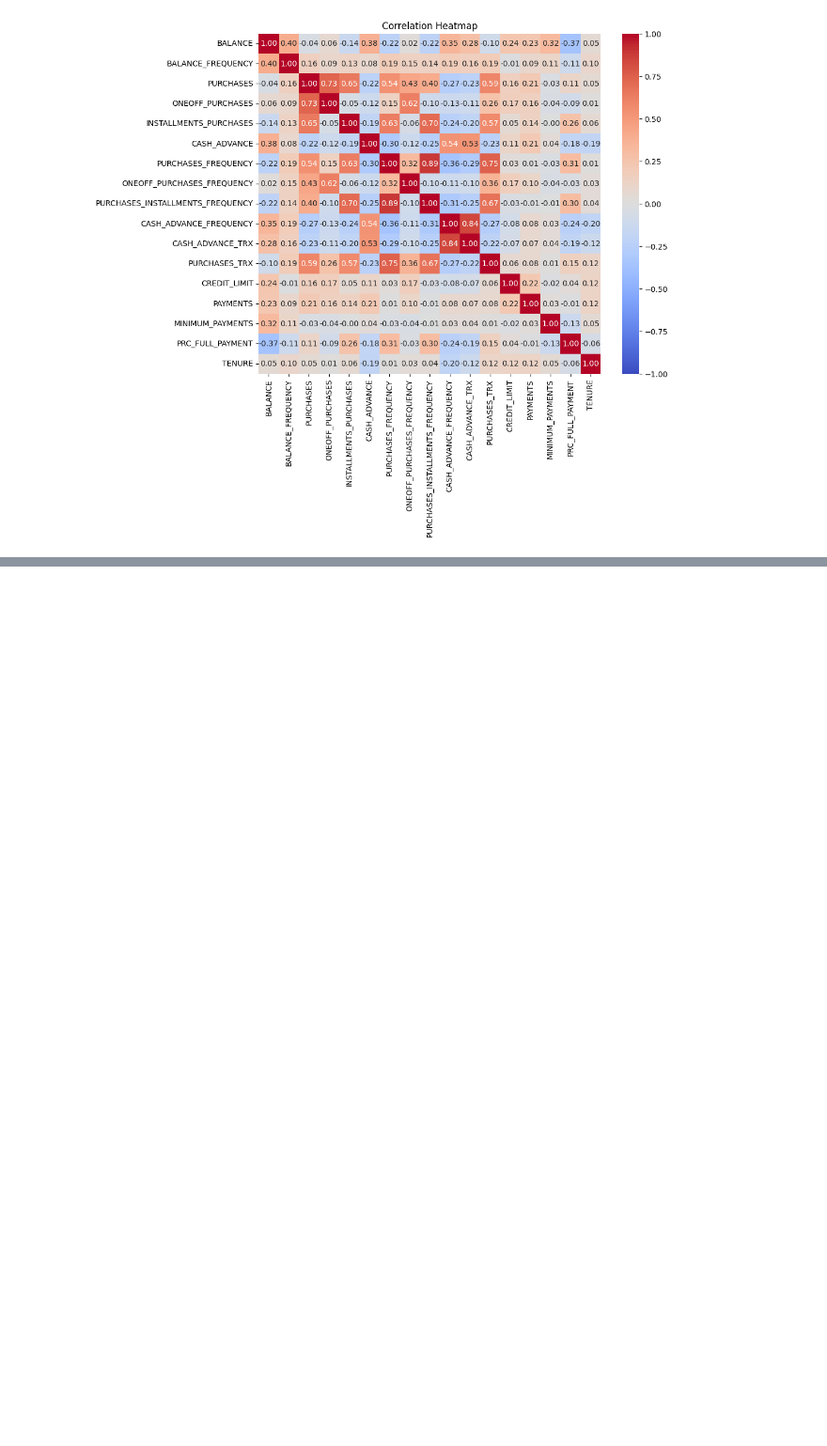
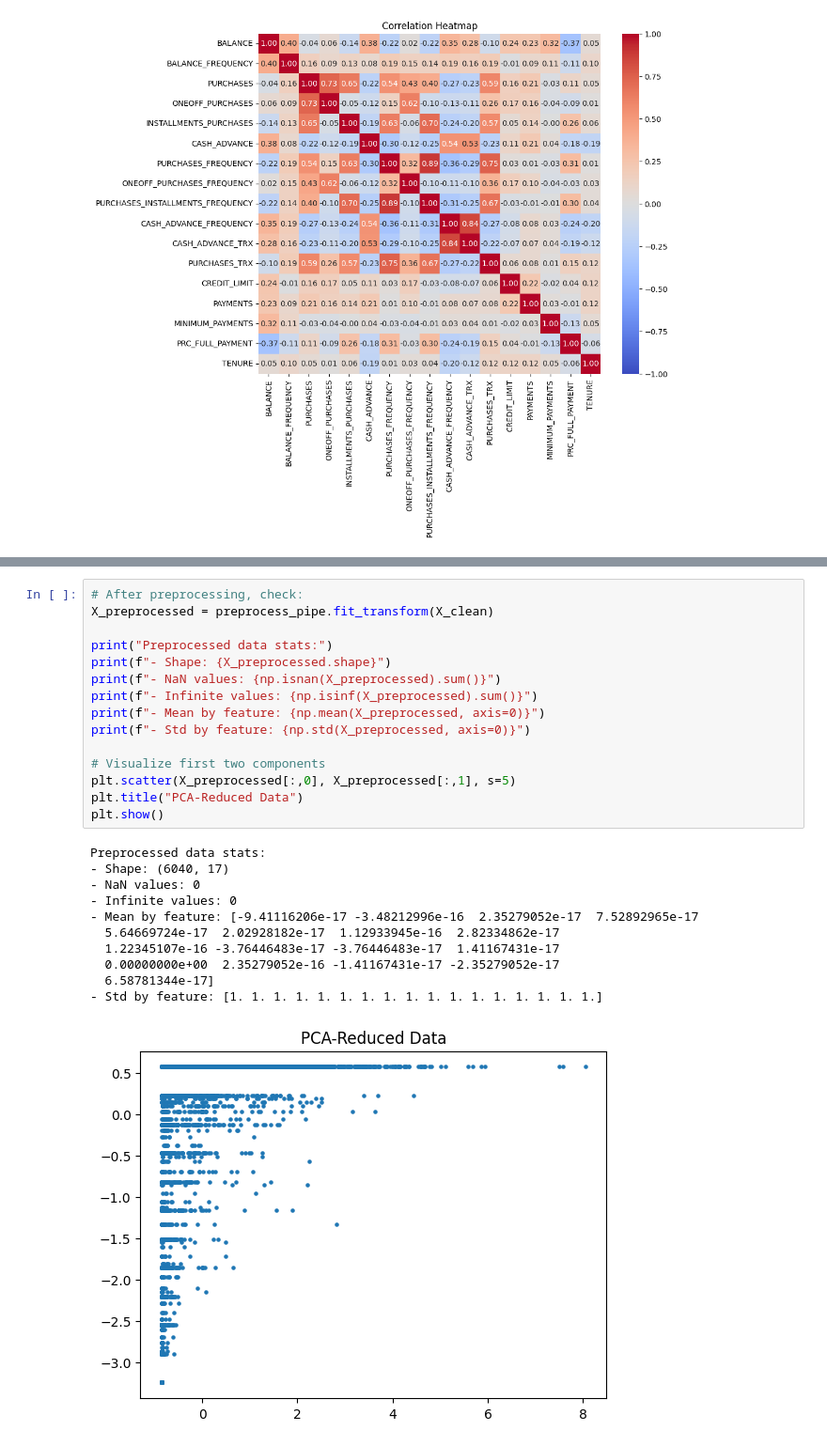
Before and after one commit to PogTar/FinalProject, a Jupyter notebook: FinalProject.ipynb, the cells around one changed output, grey strips where cells are left out. Shown at 94% size. Cells and saved outputs as stored; diff of their text form; blank space fills up the shorter version.

```diff
--- a/FinalProject.ipynb
+++ b/FinalProject.ipynb
@@ -297,0 +518,27 @@ df_preprocessed = preprocess_pipe.fit_transform(cleaned_df)
+# %%
+# After preprocessing, check:
+X_preprocessed = preprocess_pipe.fit_transform(X_clean)
+
+print("Preprocessed data stats:")
+print(f"- Shape: {X_preprocessed.shape}")
+print(f"- NaN values: {np.isnan(X_preprocessed).sum()}")
+print(f"- Infinite values: {np.isinf(X_preprocessed).sum()}")
+print(f"- Mean by feature: {np.mean(X_preprocessed, axis=0)}")
+print(f"- Std by feature: {np.std(X_preprocessed, axis=0)}")
+
+# Visualize first two components
+plt.scatter(X_preprocessed[:,0], X_preprocessed[:,1], s=5)
+plt.title("PCA-Reduced Data")
+plt.show()
+# %% [output]
+Preprocessed data stats:
+- Shape: (6040, 17)
+- NaN values: 0
+- Infinite values: 0
+- Mean by feature: [-9.41116206e-17 -3.48212996e-16  2.35279052e-17  7.52892965e-17
+  5.64669724e-17  2.02928182e-17  1.12933945e-16  2.82334862e-17
+  1.22345107e-16 -3.76446483e-17 -3.76446483e-17  1.41167431e-17
+  0.00000000e+00  2.35279052e-16 -1.41167431e-17 -2.35279052e-17
+  6.58781344e-17]
+- Std by feature: [1. 1. 1. 1. 1. 1. 1. 1. 1. 1. 1. 1. 1. 1. 1. 1. 1.]
+[figure, added]
```
Also changed, not shown: parts of 6 cells of this notebook.
